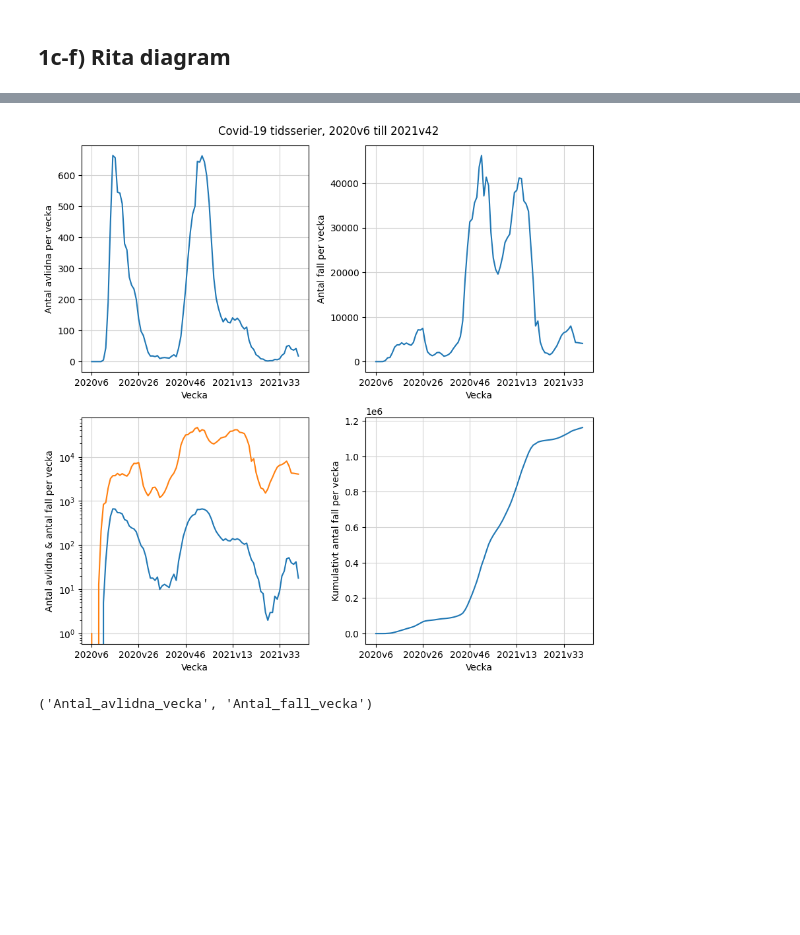
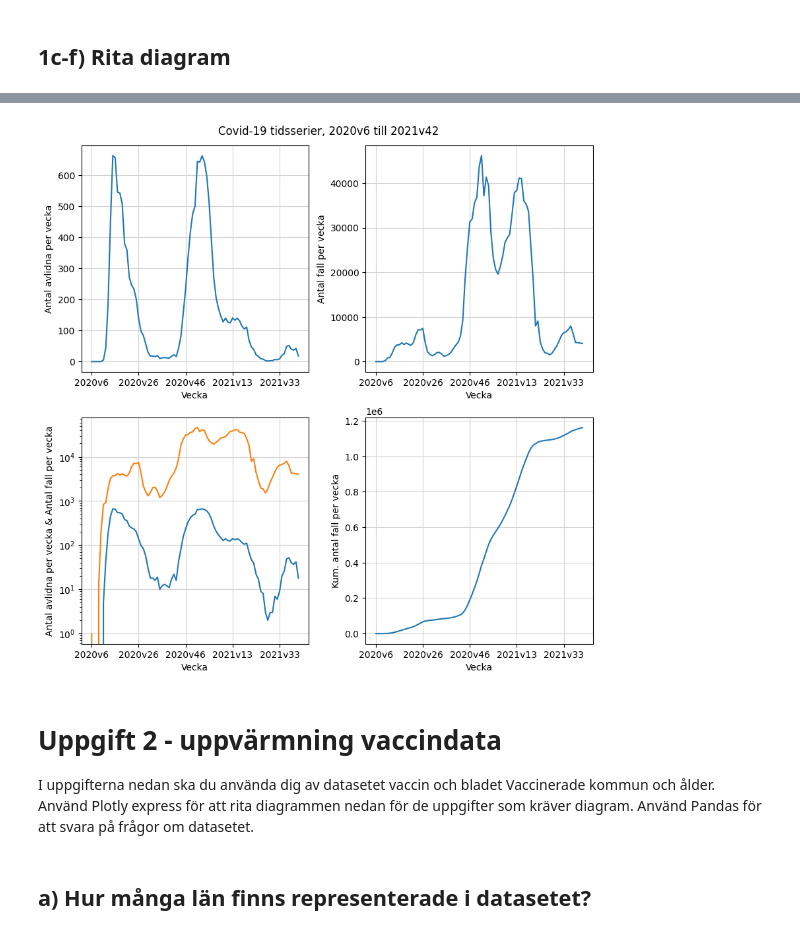
Before and after one commit to jwiegert/databehandling-joachim-wiegert, a Jupyter notebook: labs/lab1/jwiegert_lab1.ipynb, the cells around one changed output, grey strips where cells are left out. Cells and saved outputs as stored; diff of their text form; code cells hidden in the pictures; blank space fills up the shorter version.

```diff
--- a/labs/lab1/jwiegert_lab1.ipynb
+++ b/labs/lab1/jwiegert_lab1.ipynb
@@ -74,10 +75,10 @@ Index(['år', 'veckonummer', 'Antal_fall_vecka', 'Antal_fall_100000inv_vecka',
 
 Så att det står ÅR v VECKONUMMER: "2020v12"
 # %%
-c19sweden["vecka"] = c19sweden["år"].astype(str) + "v" + c19sweden["veckonummer"].astype(str)
+c19sweden["Vecka"] = c19sweden["år"].astype(str) + "v" + c19sweden["veckonummer"].astype(str)
 
 # Check
-c19sweden["vecka"]
+c19sweden["Vecka"]
 # %% [output]
 0      2020v6
 1      2020v7
@@ -115,48 +161,40 @@ def snsline(data, xparam, yparam, xlabel, ylabel, ax):
 fig,ax = plt.subplots(
     2,2,
     dpi=100,
     figsize=(10,10)
 )
 fig.suptitle("Covid-19 tidsserier, 2020v6 till 2021v42",y=0.91)
 fig.set_facecolor("white")
 
 # Lists with plot parameters and plot labels
-xparam = "vecka"
-
-yparams = [
-    "Antal_avlidna_vecka",
-    "Antal_fall_vecka",
-   ["Antal_avlidna_vecka","Antal_fall_vecka"],
-    "Kum_antal_fall"
-]
-
 xlabel = "Vecka"
 ylabels = [
     "Antal avlidna per vecka",
     "Antal fall per vecka",
-    "Antal avlidna & antal fall per vecka",
-    "Kumulativt antal fall per vecka"
+   ["Antal avlidna per vecka","Antal fall per vecka"],
+    "Kum. antal fall per vecka"
 ]
 
 # So this will plots
 # 1c avlidna fall per vecka, 2020v6 to now
 # 1d nya fall per vecka, 2020v6 to now.
 # 1e avlidna fall per vecka & nya fall per vecka, 2020v6 to now
 # 1f kumulativt antal fall, 2020v6 to now
 
 for n in range(ax.size):
     subp_coord = (n//2,(n-2)%2) # Gives 0,0 ; 0,1 ; 1,0 ; and 1,1
 
-    if len(yparams[n]) == 2:
-        snsline(c19sweden, xparam, yparams[n][0], xlabel, ylabels[n], ax[subp_coord])
-        snsline(c19sweden, xparam, yparams[n][1], xlabel, ylabels[n], ax[subp_coord])
+    if len(ylabels[n]) == 2:
+        ylabel = ylabels[n][0]+" & "+ylabels[n][1]
+        snsline(c19sweden, xlabel, ylabels[n][0], xlabel, ylabel, ax[subp_coord])
+        snsline(c19sweden, xlabel, ylabels[n][1], xlabel, ylabel, ax[subp_coord])
         ax[subp_coord].set_yscale("log")
     else:
-        snsline(c19sweden, xparam, yparams[n], xlabel, ylabels[n], ax[subp_coord])
+        snsline(c19sweden, xlabel, ylabels[n], xlabel, ylabels[n], ax[subp_coord])
 
 # save figure: 1cdef_seaborn.png
 fig.savefig("visualiseringar/1cdef_seaborn.png")
 # %% [output]
-[figure, old version]
+[figure, new version]
 # %%
 # With plotly express
@@ -210,4 +233,7 @@ ylabels = [
-# %%
-(yparams[2][0],yparams[2][1])
-# %% [output]
-('Antal_avlidna_vecka', 'Antal_fall_vecka')
+# %% [markdown]
+# Uppgift 2 - uppvärmning vaccindata
+
+I uppgifterna nedan ska du använda dig av datasetet vaccin och bladet Vaccinerade kommun och ålder.
+Använd Plotly express för att rita diagrammen nedan för de uppgifter som kräver diagram. Använd Pandas för att svara på frågor om datasetet.
+# %% [markdown]
+## a) Hur många län finns representerade i datasetet?
```
Also changed, not shown: parts of 6 cells of this notebook, 6 other files.
